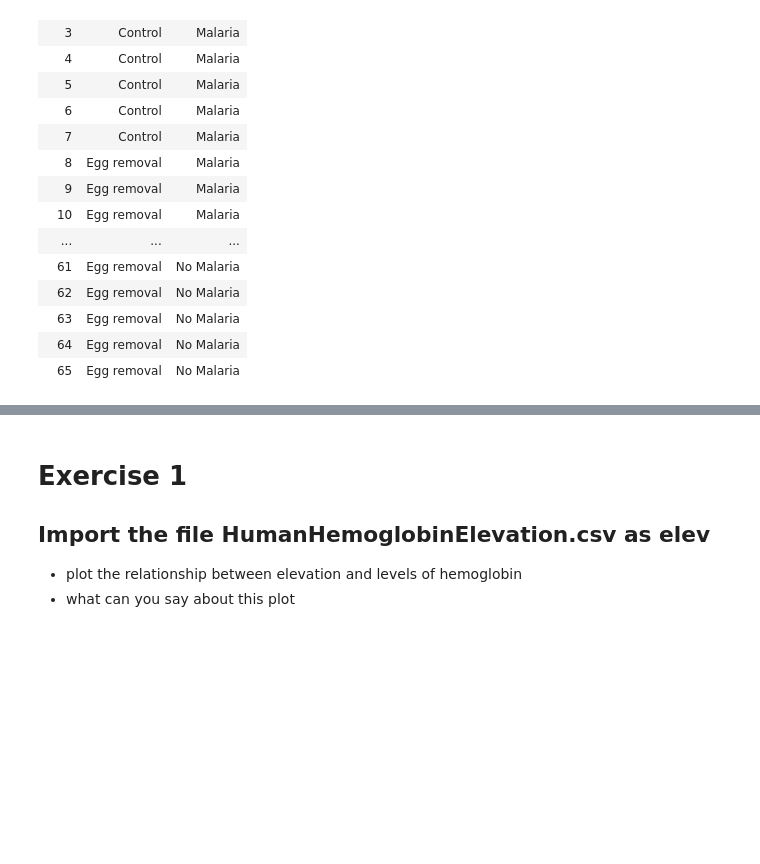
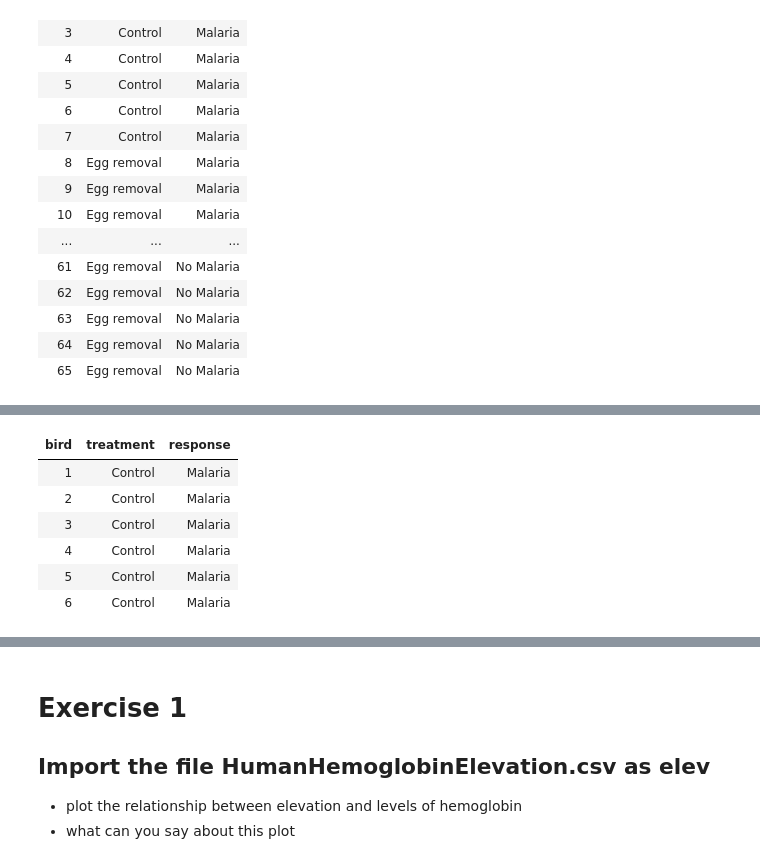
Before and after one commit to abchapman93/BMI_Prob_Stats, a Jupyter notebook: Module/Week1/3.Importing_data.ipynb, the cells around one changed output, grey strips where cells are left out. Cells and saved outputs as stored; diff of their text form; code cells hidden in the pictures; blank space fills up the shorter version.

```diff
--- a/Module/Week1/3.Importing_data.ipynb
+++ b/Module/Week1/3.Importing_data.ipynb
@@ -45,2 +62,12 @@ plot(malaria_bird$treatment, malaria_bird$bird)
+# %%
+head(malaria_bird)
+# %% [output]
+| bird | treatment | response |
+| 1 | Control | Malaria |
+| 2 | Control | Malaria |
+| 3 | Control | Malaria |
+| 4 | Control | Malaria |
+| 5 | Control | Malaria |
+| 6 | Control | Malaria |
 # %%
 plot(malaria_bird$response, malaria_bird$bird)
```
Also changed, not shown: parts of 10 cells of this notebook, 4 other files.
